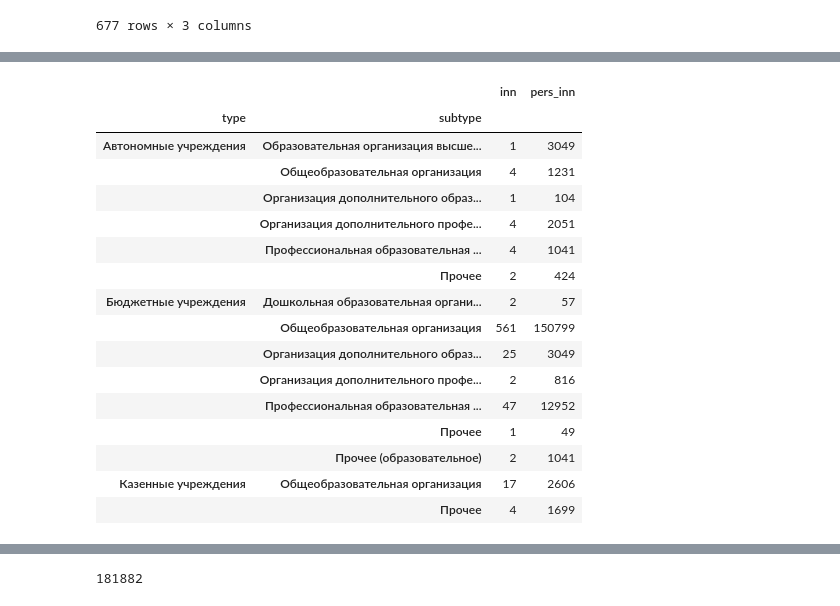
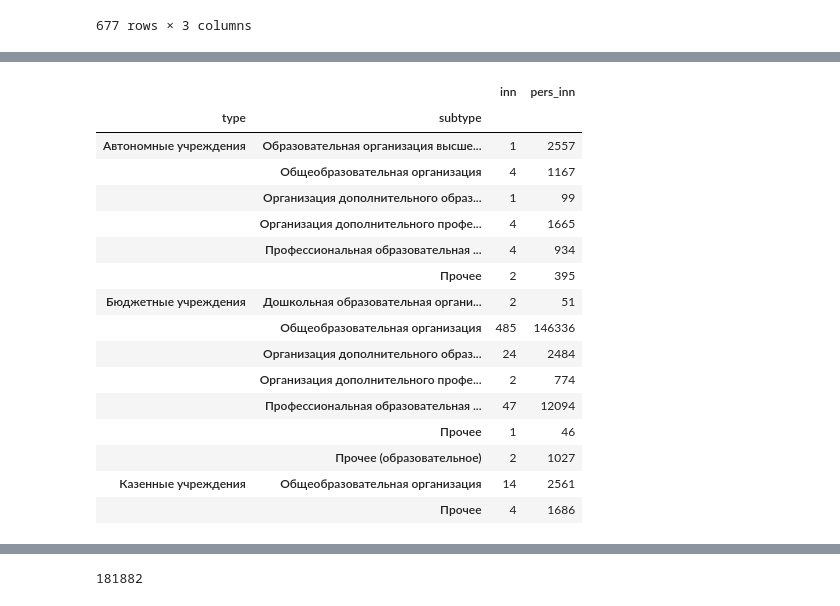
Before and after one commit to Mr-Maxraw/cfo-parser, a Jupyter notebook: counting/ppl_by_org_type.ipynb, the cells around one changed output, grey strips where cells are left out. Cells and saved outputs as stored; diff of their text form; code cells hidden in the pictures.

```diff
--- a/counting/ppl_by_org_type.ipynb
+++ b/counting/ppl_by_org_type.ipynb
@@ -95,24 +95,24 @@ df1
 181942 rows × 6 columns
 # %%
-df1[['type', 'subtype', 'inn', 'pers_inn']].groupby(['type', 'subtype']).nunique()
+df1[df1.job_type == 'Основное место работы'][['type', 'subtype', 'inn', 'pers_inn']].groupby(['type', 'subtype']).nunique()
 # %% [output]
 |  |  | inn | pers_inn |
 | type | subtype |  |  |
-| Автономные учреждения | Образовательная организация высше... | 1 | 3049 |
-|  | Общеобразовательная организация | 4 | 1231 |
-|  | Организация дополнительного образ... | 1 | 104 |
-|  | Организация дополнительного профе... | 4 | 2051 |
-|  | Профессиональная образовательная ... | 4 | 1041 |
-|  | Прочее | 2 | 424 |
-| Бюджетные учреждения | Дошкольная образовательная органи... | 2 | 57 |
-|  | Общеобразовательная организация | 561 | 150799 |
-|  | Организация дополнительного образ... | 25 | 3049 |
-|  | Организация дополнительного профе... | 2 | 816 |
-|  | Профессиональная образовательная ... | 47 | 12952 |
-|  | Прочее | 1 | 49 |
-|  | Прочее (образовательное) | 2 | 1041 |
-| Казенные учреждения | Общеобразовательная организация | 17 | 2606 |
-|  | Прочее | 4 | 1699 |
+| Автономные учреждения | Образовательная организация высше... | 1 | 2557 |
+|  | Общеобразовательная организация | 4 | 1167 |
+|  | Организация дополнительного образ... | 1 | 99 |
+|  | Организация дополнительного профе... | 4 | 1665 |
+|  | Профессиональная образовательная ... | 4 | 934 |
+|  | Прочее | 2 | 395 |
+| Бюджетные учреждения | Дошкольная образовательная органи... | 2 | 51 |
+|  | Общеобразовательная организация | 485 | 146336 |
+|  | Организация дополнительного образ... | 24 | 2484 |
+|  | Организация дополнительного профе... | 2 | 774 |
+|  | Профессиональная образовательная ... | 47 | 12094 |
+|  | Прочее | 1 | 46 |
+|  | Прочее (образовательное) | 2 | 1027 |
+| Казенные учреждения | Общеобразовательная организация | 14 | 2561 |
+|  | Прочее | 4 | 1686 |
 # %%
 pd.set_option('display.max_rows', 1500)
 dfv = df1.groupby(['type', 'subtype', 'name', 'job_type']).nunique()
```
Also changed, not shown: parts of 3 cells of this notebook, 5 other files.
